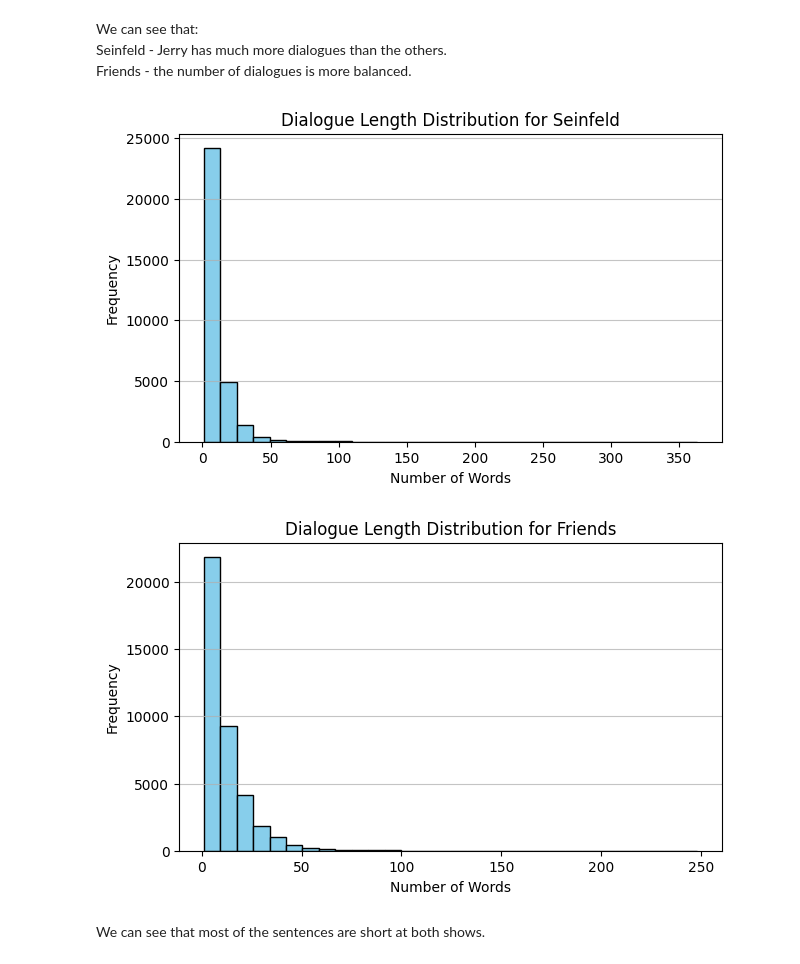
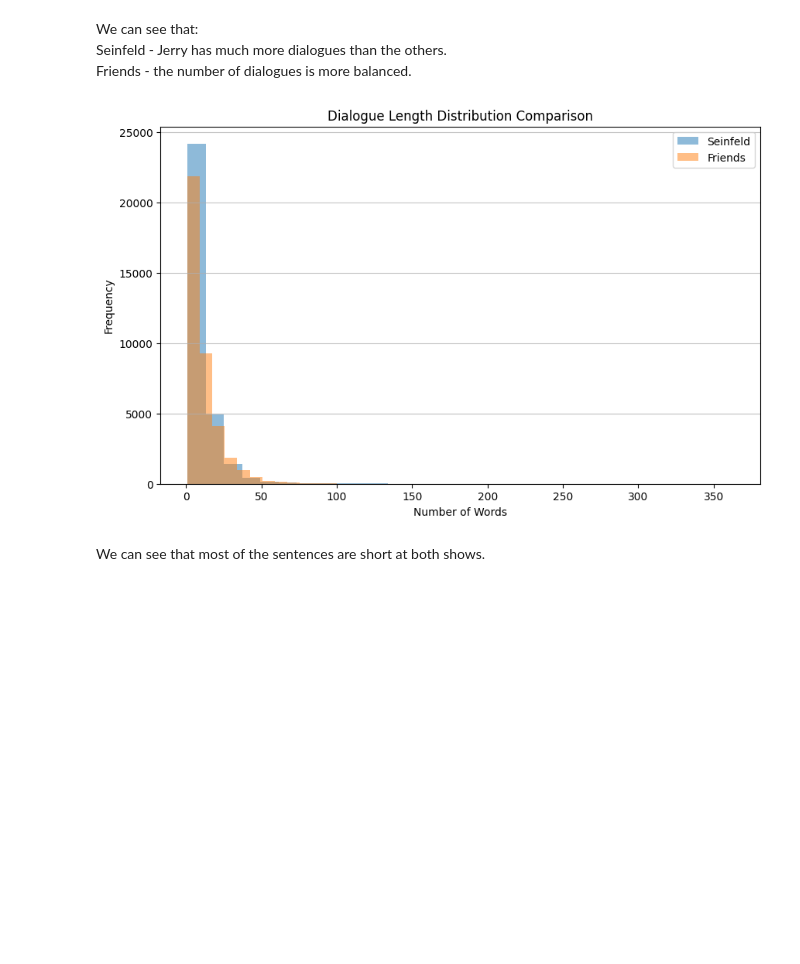
Before and after one commit to EitanBakirov/advanced-ml-dl-course, a Jupyter notebook: Assignment II - NLP/Assignment_II_Group_4.ipynb, the cells around one changed output. Cells and saved outputs as stored; diff of their text form; code cells hidden in the pictures; blank space fills up the shorter version.

```diff
--- a/Assignment II - NLP/Assignment_II_Group_4.ipynb
+++ b/Assignment II - NLP/Assignment_II_Group_4.ipynb
@@ -249,25 +247,24 @@ Friends - the number of dialogues is more balanced.
 # %%
 # Dialogues Length Distribution
 # Plotting the distribution of dialogue lengths for each show to understand the typical length of dialogues
-# TODO Reorganize
-def plot_dialogue_length_distribution(data, show_name):
-    show_data = data[data['Show'] == show_name]
-    dialogue_lengths = show_data['Dialogue'].apply(lambda x: len(x.split()))
+def plot_dialogue_length_distribution(data, show_names):
+    plt.figure(figsize=(10, 6))
 
-    plt.figure(figsize=(7, 4))
-    plt.hist(dialogue_lengths, bins=30, color='skyblue', edgecolor='black')
-    plt.title(f'Dialogue Length Distribution for {show_name}')
+    for show_name in show_names:
+        show_data = data[data['Show'] == show_name]
+        dialogue_lengths = show_data['Dialogue'].apply(lambda x: len(x.split()))
+        plt.hist(dialogue_lengths, bins=30, alpha=0.5, label=show_name)
+
+    plt.title('Dialogue Length Distribution Comparison')
     plt.xlabel('Number of Words')
     plt.ylabel('Frequency')
     plt.grid(axis='y', alpha=0.75)
+    plt.legend()
     plt.show()
-
-# Example usage
-plot_dialogue_length_distribution(full_train_data, 'Seinfeld')
-plot_dialogue_length_distribution(full_train_data, 'Friends')
-# %% [output]
-[figure, removed]
-[figure, removed]
+# %%
+plot_dialogue_length_distribution(full_train_data, ['Seinfeld', 'Friends'])
+# %% [output]
+[figure, added]
 # %% [markdown]
 We can see that most of the sentences are short at both shows.
 # %%
```
Also changed, not shown: parts of 58 cells of this notebook.
